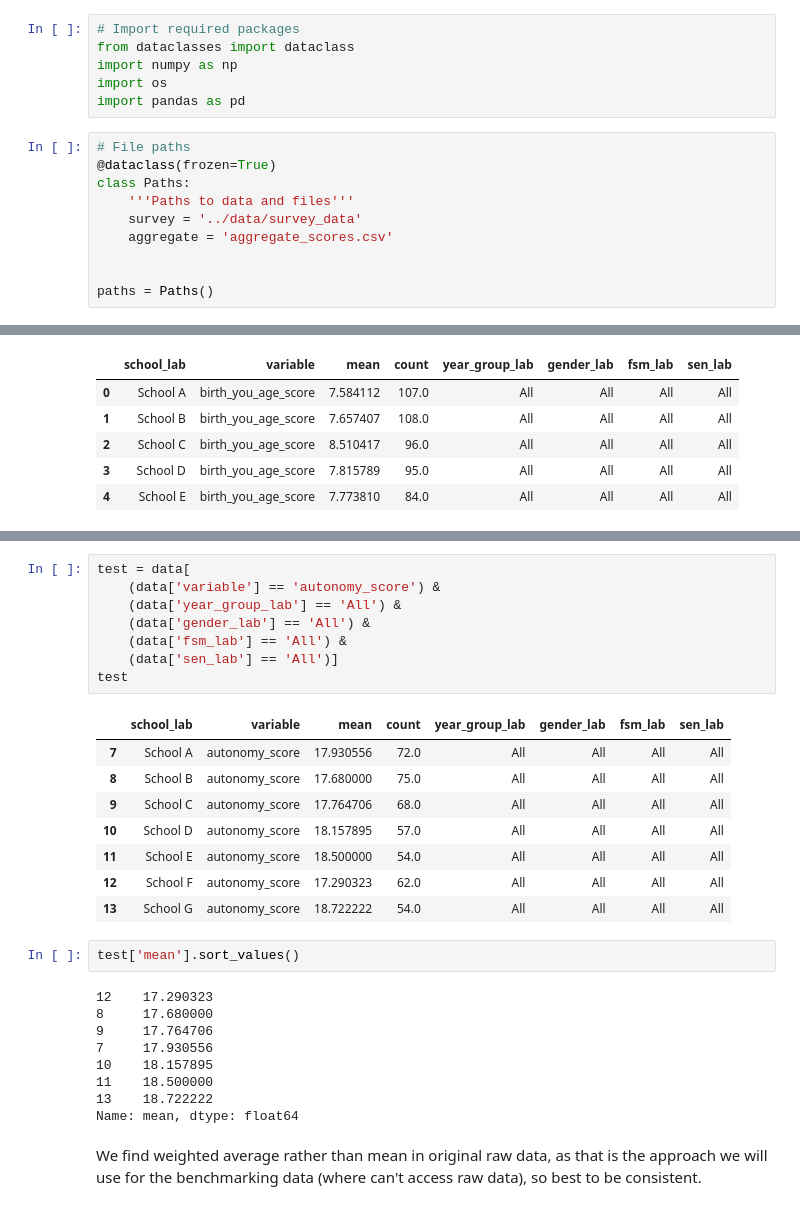
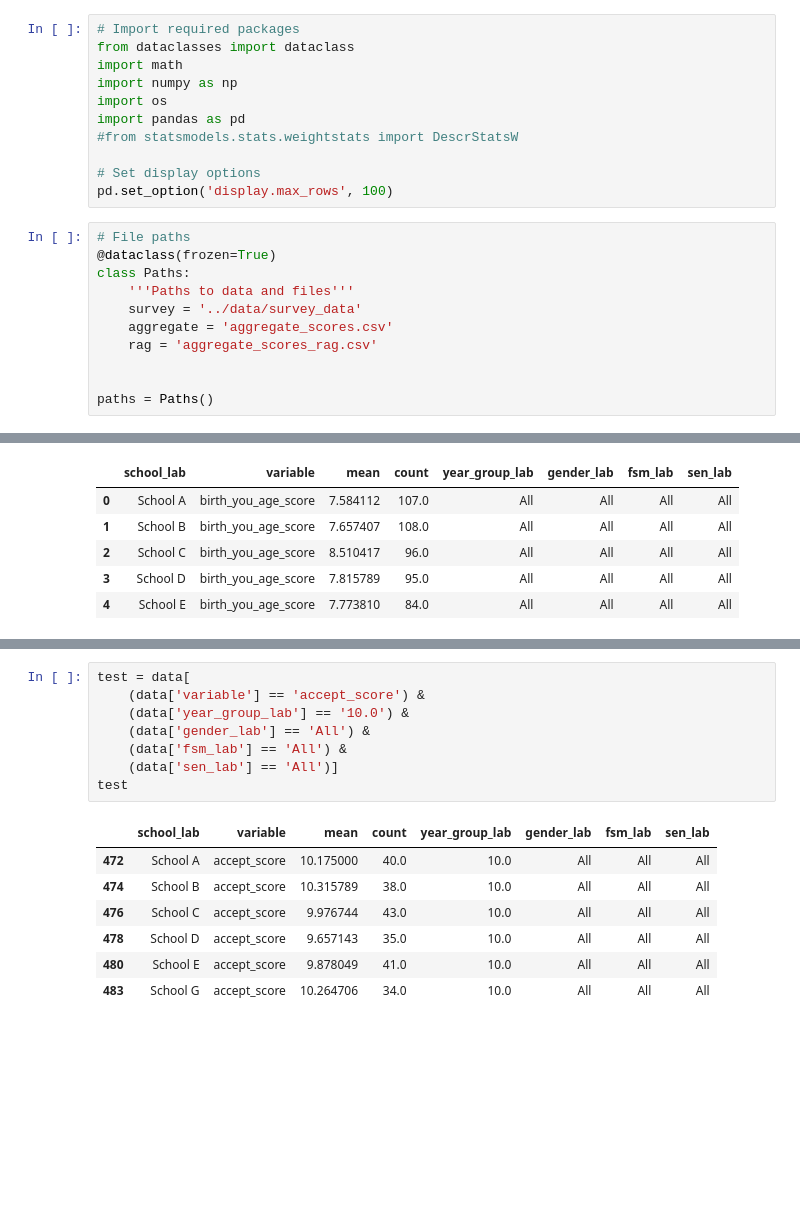
Before and after one commit to kailo-beewell/synthetic_standard_school_dashboards, a Jupyter notebook: create_and_process_data/3_rag_ratings.ipynb, the cells around one changed output, grey strips where cells are left out. Cells and saved outputs as stored; diff of their text form; blank space fills up the shorter version.

```diff
--- a/create_and_process_data/3_rag_ratings.ipynb
+++ b/create_and_process_data/3_rag_ratings.ipynb
@@ -7,9 +7,14 @@
 # %%
 # Import required packages
 from dataclasses import dataclass
+import math
 import numpy as np
 import os
 import pandas as pd
+#from statsmodels.stats.weightstats import DescrStatsW
+
+# Set display options
+pd.set_option('display.max_rows', 100)
 # %%
 # File paths
 @dataclass(frozen=True)
@@ -17,6 +22,7 @@ class Paths:
     '''Paths to data and files'''
     survey = '../data/survey_data'
     aggregate = 'aggregate_scores.csv'
+    rag = 'aggregate_scores_rag.csv'
 
 
 paths = Paths()
@@ -35,30 +151,16 @@ data.head()
 # %%
 test = data[
-    (data['variable'] == 'autonomy_score') &
-    (data['year_group_lab'] == 'All') &
+    (data['variable'] == 'accept_score') &
+    (data['year_group_lab'] == '10.0') &
     (data['gender_lab'] == 'All') &
     (data['fsm_lab'] == 'All') &
     (data['sen_lab'] == 'All')]
 test
 # %% [output]
 |  | school_lab | variable | mean | count | year_group_lab | gender_lab | fsm_lab | sen_lab |
-| 7 | School A | autonomy_score | 17.930556 | 72.0 | All | All | All | All |
-| 8 | School B | autonomy_score | 17.680000 | 75.0 | All | All | All | All |
-| 9 | School C | autonomy_score | 17.764706 | 68.0 | All | All | All | All |
-| 10 | School D | autonomy_score | 18.157895 | 57.0 | All | All | All | All |
-| 11 | School E | autonomy_score | 18.500000 | 54.0 | All | All | All | All |
-| 12 | School F | autonomy_score | 17.290323 | 62.0 | All | All | All | All |
-| 13 | School G | autonomy_score | 18.722222 | 54.0 | All | All | All | All |
+| 472 | School A | accept_score | 10.175000 | 40.0 | 10.0 | All | All | All |
+| 474 | School B | accept_score | 10.315789 | 38.0 | 10.0 | All | All | All |
+| 476 | School C | accept_score | 9.976744 | 43.0 | 10.0 | All | All | All |
+| 478 | School D | accept_score | 9.657143 | 35.0 | 10.0 | All | All | All |
+| 480 | School E | accept_score | 9.878049 | 41.0 | 10.0 | All | All | All |
+| 483 | School G | accept_score | 10.264706 | 34.0 | 10.0 | All | All | All |
-# %%
-test['mean'].sort_values()
-# %% [output]
-12    17.290323
-8     17.680000
-9     17.764706
-7     17.930556
-10    18.157895
-11    18.500000
-13    18.722222
-Name: mean, dtype: float64
-# %% [markdown]
-We find weighted average rather than mean in original raw data, as that is the approach we will use for the benchmarking data (where can't access raw data), so best to be consistent.
```
Also changed, not shown: parts of 28 cells of this notebook, 1 other file.
